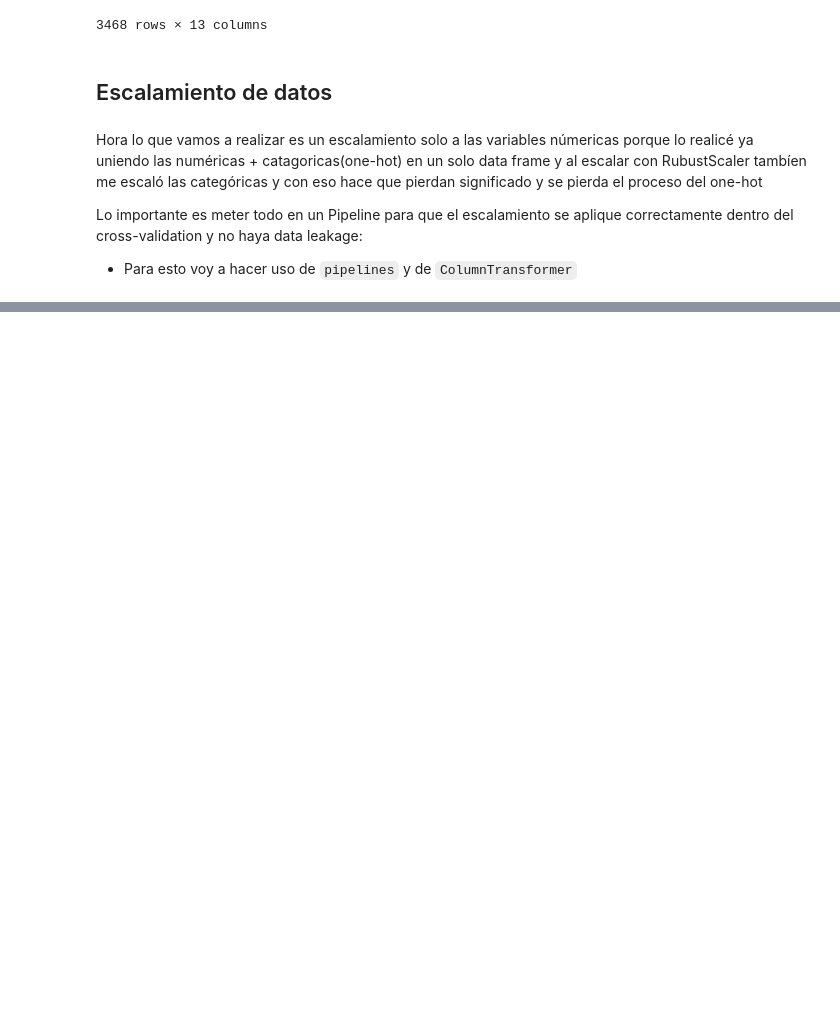
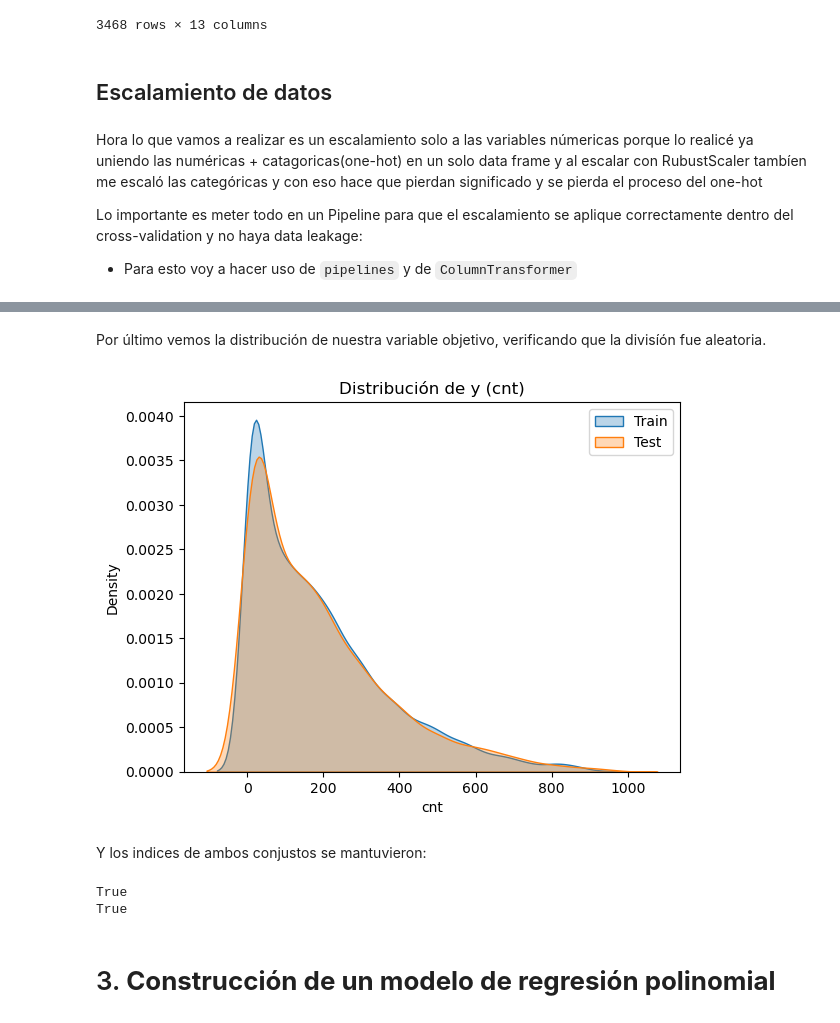
Before and after one commit to JhonZacipa/ML-Project-bicycle-usage-demand-estimation, a Jupyter notebook: ProyectoEtapa1Notebook.ipynb, the cells around one changed output, grey strips where cells are left out. Saved outputs shown, nothing was run; the diff lists cells and outputs as text; code cells hidden in the pictures; blank space fills up the shorter version.

```diff
--- a/ProyectoEtapa1Notebook.ipynb
+++ b/ProyectoEtapa1Notebook.ipynb
@@ -524,3 +575,23 @@ Name: cnt, Length: 3468, dtype: int64
+# %% [markdown]
+Por último vemos la distribución de nuestra variable objetivo, verificando que la divisíón fue aleatoria.
+# %%
+sea.kdeplot(y_train, label='Train', fill=True, alpha=0.3)
+sea.kdeplot(y_test, label='Test', fill=True, alpha=0.3)
+plt.title('Distribución de y (cnt)')
+plt.legend()
+plt.show()
+# %% [output]
+[figure, added]
+# %% [markdown]
+Y los indices de ambos conjustos se mantuvieron:
+# %%
+print(X_train_final.index.equals(y_train.index))
+print(X_test_final.index.equals(y_test.index))
+# %% [output]
+True
+True
+# %% [markdown]
+# 3. **Construcción de un modelo de regresión polinomial**
 # %%
 # num_cols = ['temp', 'hum', 'windspeed']
 # cat_cols = categoricas.columns.tolist()
```
Also changed, not shown: parts of 18 cells of this notebook.
